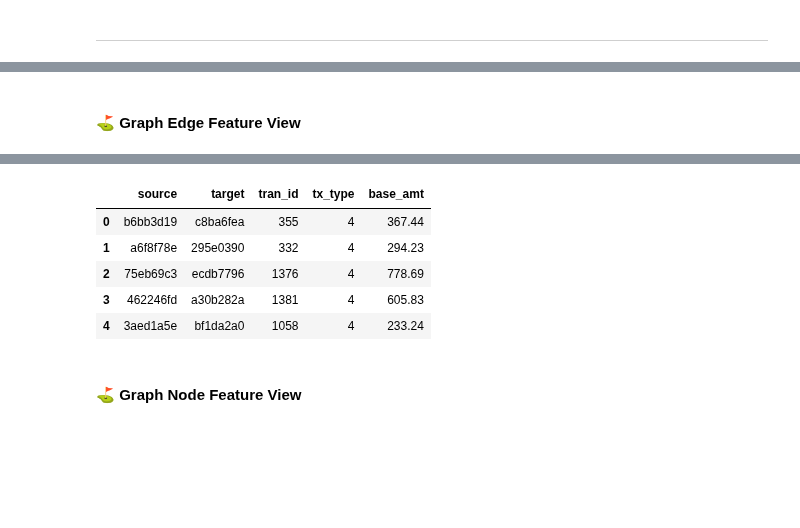
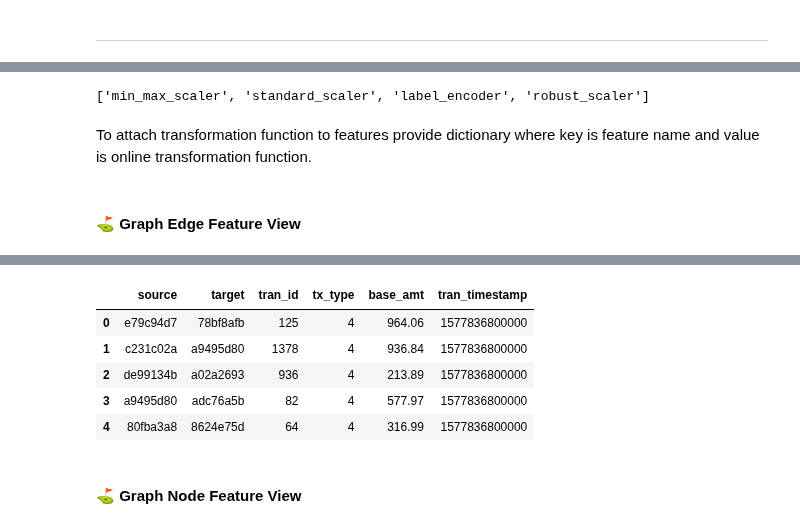
Before and after one commit to logicalclocks/aml_end_to_end, a Jupyter notebook: 2_prep_training_dataset_for_embeddings.ipynb, the cells around one changed output, grey strips where cells are left out. Drawn from its saved outputs; the diff is of its cells as text; code cells hidden in the pictures; blank space fills up the shorter version.

```diff
--- a/2_prep_training_dataset_for_embeddings.ipynb
+++ b/2_prep_training_dataset_for_embeddings.ipynb
@@ -83,0 +95,6 @@ WHERE `fg0`.`tran_id` = 1378
+# %%
+[t_func.name for t_func in fs.get_transformation_functions()]
+# %% [output]
+['min_max_scaler', 'standard_scaler', 'label_encoder', 'robust_scaler']
+# %% [markdown]
+To attach transformation function to features provide dictionary where key is feature name and value is online transformation function.
@@ -84,7 +109,7 @@ WHERE `fg0`.`tran_id` = 1378
 # %% [markdown]
 #### ⛳️ Graph Edge Feature View
 # %%
-edges = transactions_fg.select(["source","target","tran_id","tx_type","base_amt"])
+edges_query = transactions_fg.select(["source","target","tran_id","tx_type","base_amt", "tran_timestamp"])
 
-edges.read().head()
+edges_query.read().head()
 # %% [output]
@@ -93,10 +118,10 @@ edges.read().head()
 FROM `aml_demo_featurestore`.`transactions_fg_1` `fg0`
-|  | source | target | tran_id | tx_type | base_amt |
-| 0 | b6bb3d19 | c8ba6fea | 355 | 4 | 367.44 |
-| 1 | a6f8f78e | 295e0390 | 332 | 4 | 294.23 |
-| 2 | 75eb69c3 | ecdb7796 | 1376 | 4 | 778.69 |
-| 3 | 462246fd | a30b282a | 1381 | 4 | 605.83 |
-| 4 | 3aed1a5e | bf1da2a0 | 1058 | 4 | 233.24 |
+|  | source | target | tran_id | tx_type | base_amt | tran_timestamp |
+| 0 | e79c94d7 | 78bf8afb | 125 | 4 | 964.06 | 1577836800000 |
+| 1 | c231c02a | a9495d80 | 1378 | 4 | 936.84 | 1577836800000 |
+| 2 | de99134b | a02a2693 | 936 | 4 | 213.89 | 1577836800000 |
+| 3 | a9495d80 | adc76a5b | 82 | 4 | 577.97 | 1577836800000 |
+| 4 | 80fba3a8 | 8624e75d | 64 | 4 | 316.99 | 1577836800000 |
 # %%
 edges_feature_view = fs.create_feature_view(
     name = 'edges_feature_view',
```
Also changed, not shown: parts of 14 cells of this notebook, 1 other file.
